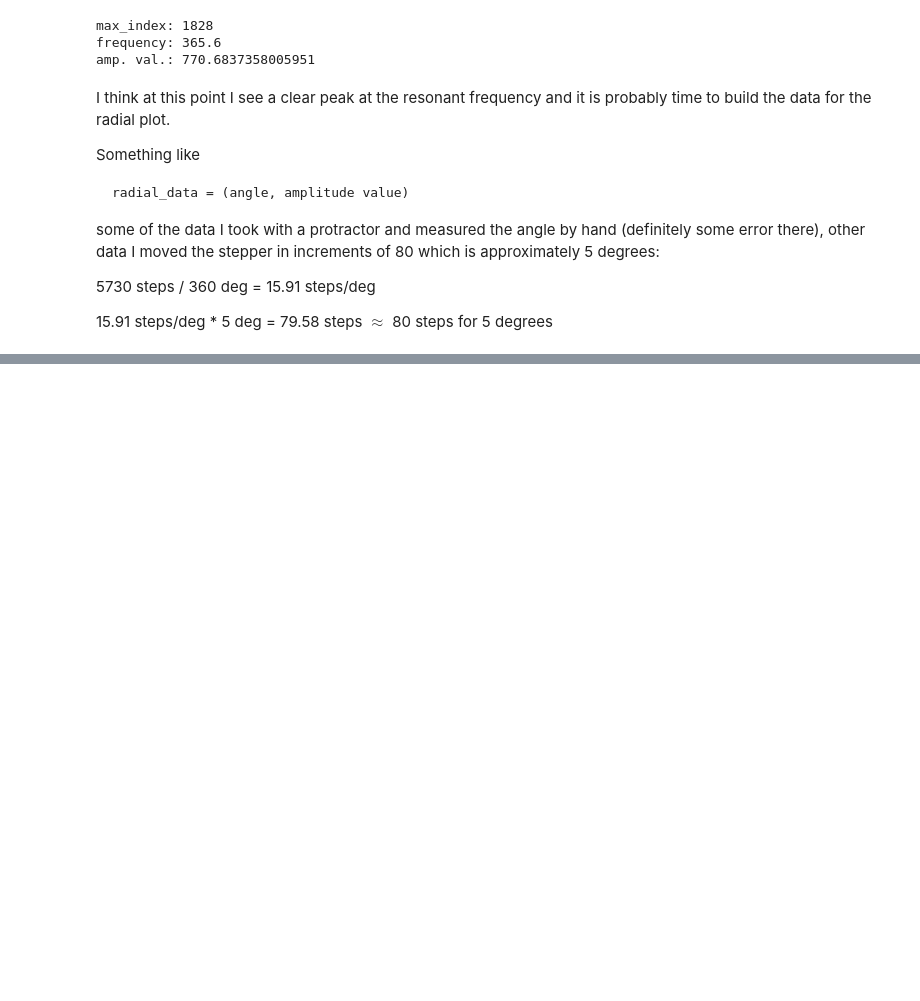
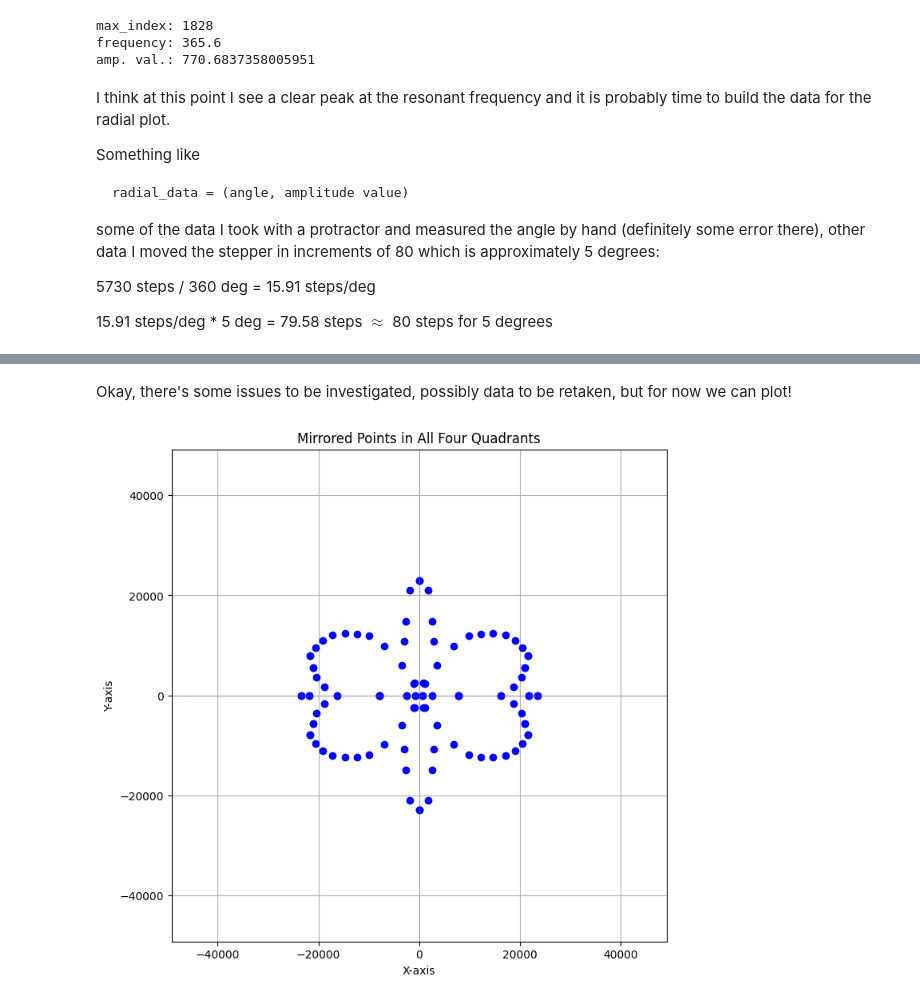
Before and after one commit to julianLapenna12/acoustic_radiation_modelling, a Jupyter notebook: notebooks/Ex1.acoustics.notebook.ipynb, the cells around one changed output, grey strips where cells are left out. Saved outputs shown, nothing was run; the diff lists cells and outputs as text; code cells hidden in the pictures; blank space fills up the shorter version.

Commit message:
first graphs

```diff
--- a/notebooks/Ex1.acoustics.notebook.ipynb
+++ b/notebooks/Ex1.acoustics.notebook.ipynb
@@ -304,8 +304,10 @@ def get_amplitude(filename):
     max_index = np.argmax(yf)
 
     # we should be looking at 365 Hz
-    assert xf[max_index] > 360
-    assert xf[max_index] < 370
+    if not (xf[max_index] > 360):
+        print(filename, xf[max_index])
+    if not (xf[max_index] < 370):
+        print(filename, xf[max_index])
 
     return yf[max_index]/N*2
 # %%
@@ -333,0 +359,31 @@ ValueError: invalid literal for int() with base 10: ''
+# %% [markdown]
+Okay, there's some issues to be investigated, possibly data to be retaken, but for now we can plot!
+# %%
+x_values = []
+y_values = []
+
+for magnitude, angle in radial_data_close_field:
+    # Convert angle to radians
+    angle_rad = np.radians(angle)
+
+    # Calculate x and y coordinates
+    x = magnitude * np.cos(angle_rad)
+    y = magnitude * np.sin(angle_rad)
+
+    # Append the original and mirrored coordinates
+    x_values.extend([x, -x, -x, x])
+    y_values.extend([y, y, -y, -y])
+
+# Create the plot
+plt.figure(figsize=(8, 8))
+plt.plot(x_values, y_values, 'bo')  # 'bo' means blue color, circle markers
+plt.axhline(0, color='gray', lw=0.5, ls='--')
+plt.axvline(0, color='gray', lw=0.5, ls='--')
+plt.xlim(-max(magnitude for magnitude, angle in data) * 1.5, max(magnitude for magnitude, angle in data) * 1.5)
+plt.ylim(-max(magnitude for magnitude, angle in data) * 1.5, max(magnitude for magnitude, angle in data) * 1.5)
+plt.title('Mirrored Points in All Four Quadrants')
+plt.xlabel('X-axis')
+plt.ylabel('Y-axis')
+plt.grid()
+# %% [output]
+[figure, added]
```
Also changed, not shown: parts of 2 cells of this notebook.
